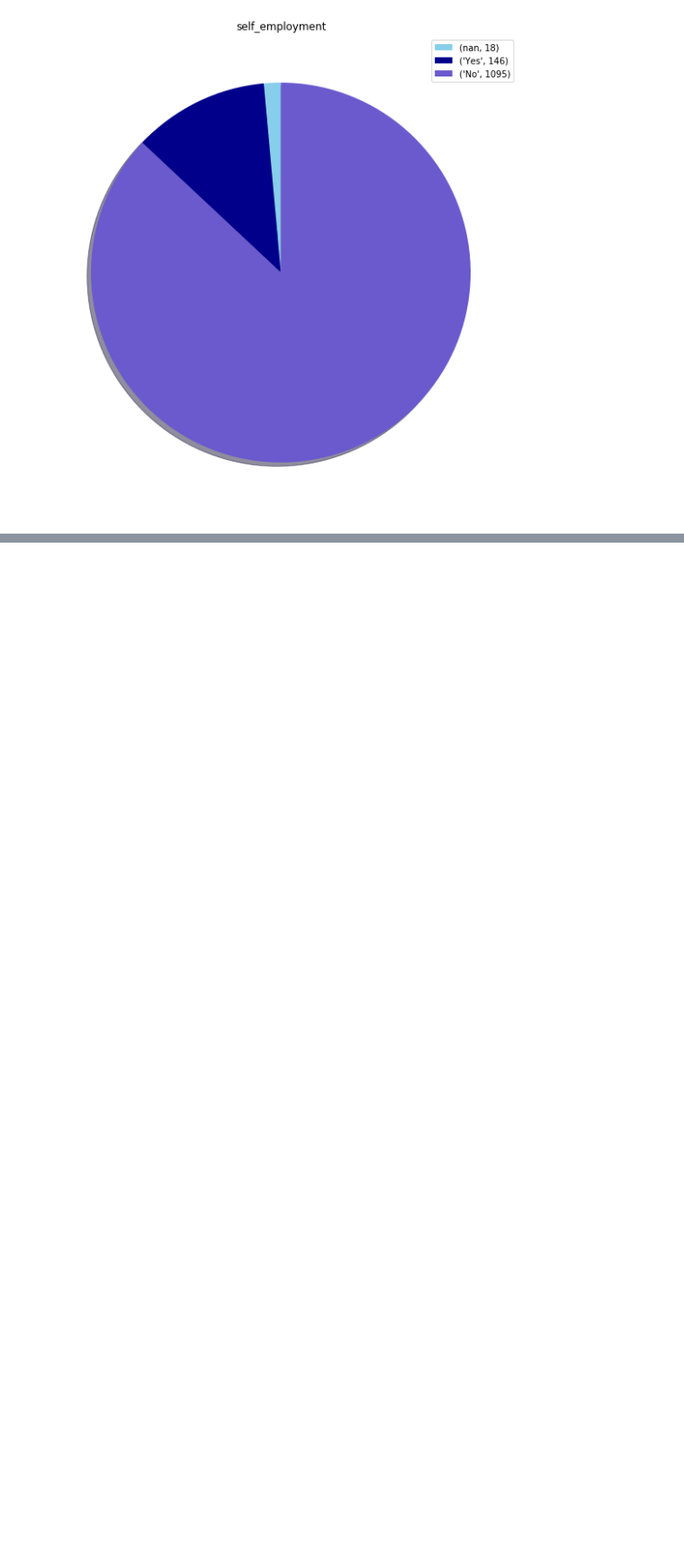
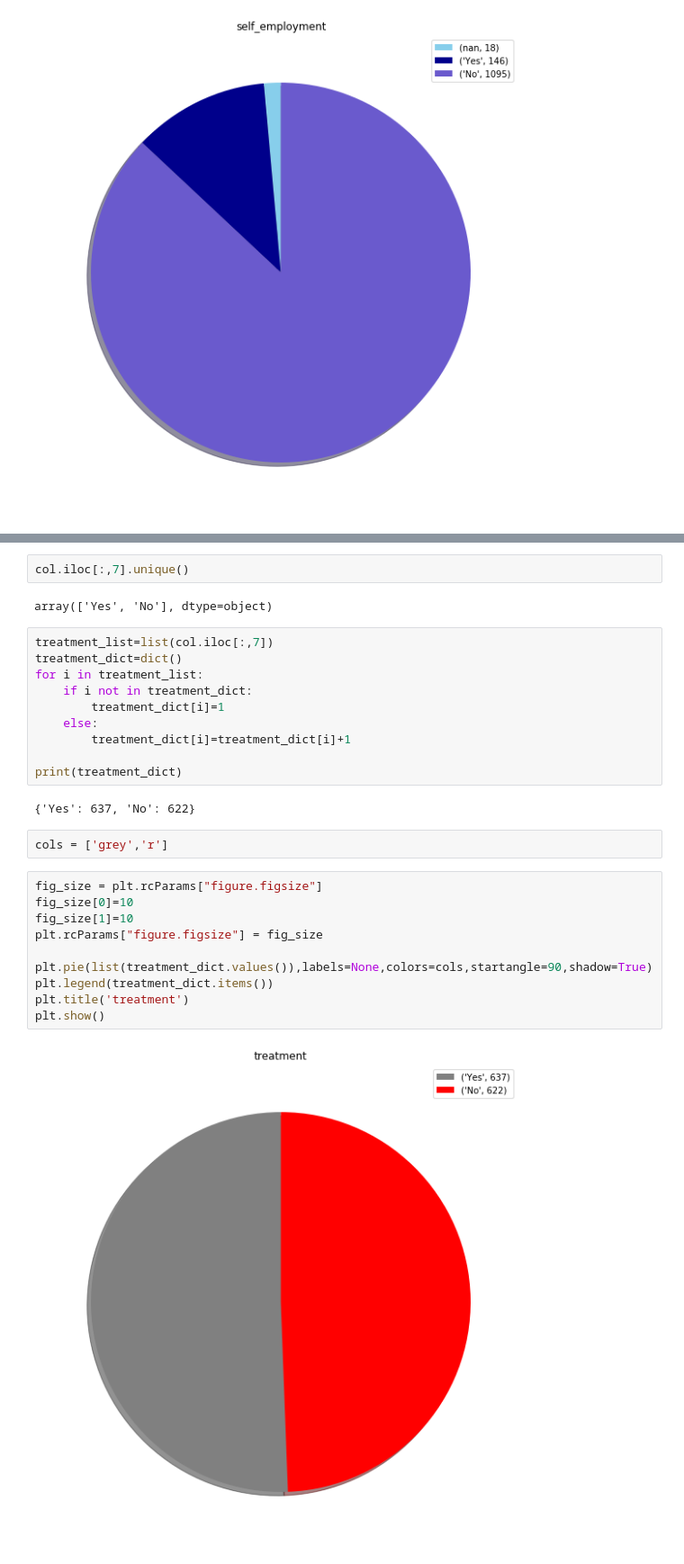
Before and after one commit to deepthiss31/Mental-Health-Analysis-in-Tech, a Jupyter notebook: codepy.ipynb, the cells around one changed output, grey strips where cells are left out. Shown at 90% size. Saved outputs shown, nothing was run; the diff lists cells and outputs as text; blank space fills up the shorter version.

```diff
--- a/codepy.ipynb
+++ b/codepy.ipynb
@@ -208,0 +239,30 @@ plt.show()
+# %%
+col.iloc[:,7].unique()
+# %% [output]
+array(['Yes', 'No'], dtype=object)
+# %%
+treatment_list=list(col.iloc[:,7])
+treatment_dict=dict()
+for i in treatment_list:
+    if i not in treatment_dict:
+        treatment_dict[i]=1
+    else:
+        treatment_dict[i]=treatment_dict[i]+1
+
+print(treatment_dict)
+# %% [output]
+{'Yes': 637, 'No': 622}
+# %%
+cols = ['grey','r']
+# %%
+fig_size = plt.rcParams["figure.figsize"]
+fig_size[0]=10
+fig_size[1]=10
+plt.rcParams["figure.figsize"] = fig_size
+
+plt.pie(list(treatment_dict.values()),labels=None,colors=cols,startangle=90,shadow=True)
+plt.legend(treatment_dict.items())
+plt.title('treatment')
+plt.show()
+# %% [output]
+[figure, added]
```
Also changed, not shown: parts of 17 cells of this notebook.
